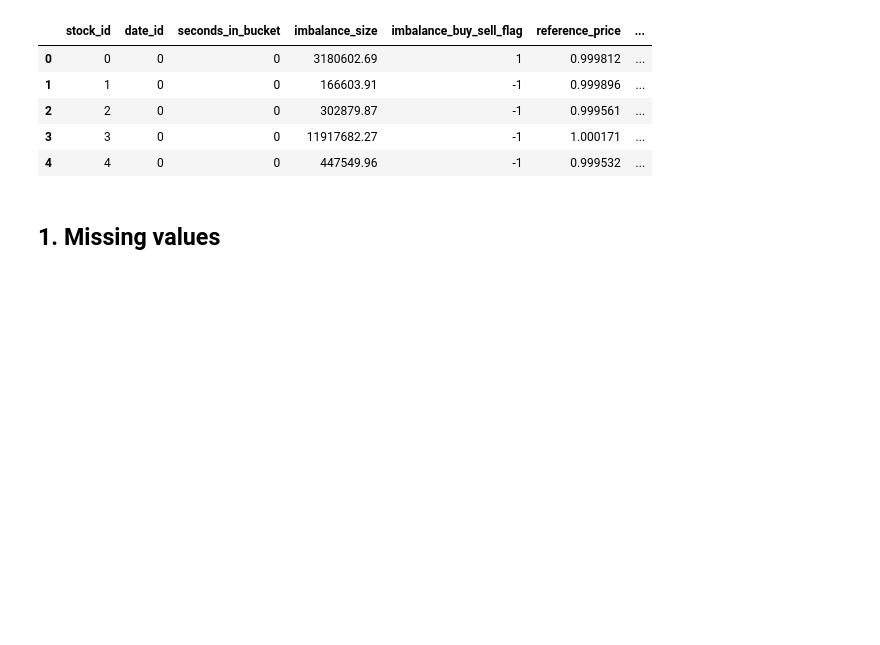
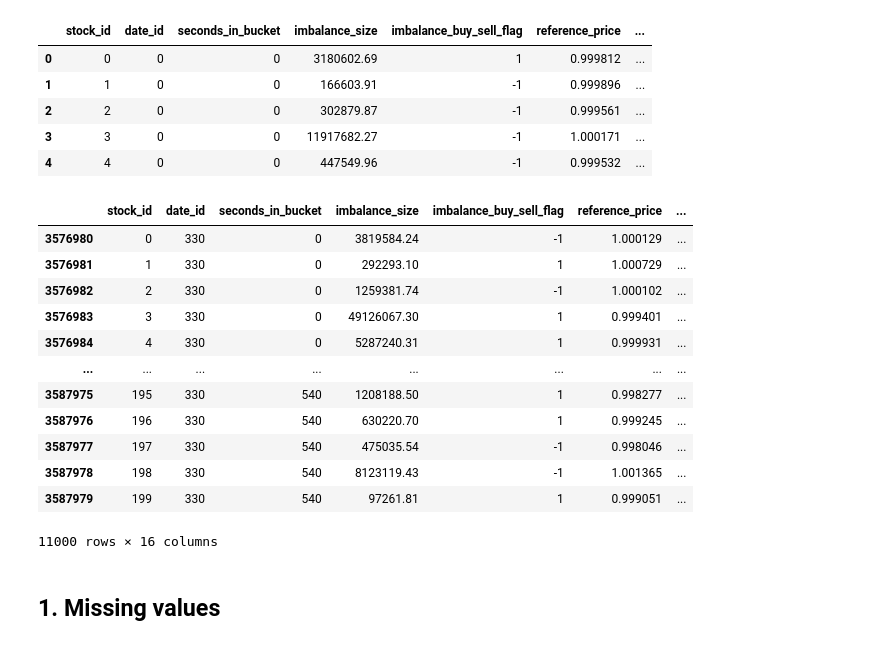
Before and after one commit to LucasTexier/Optiver_challenge, a Jupyter notebook: Optiver_challenge.ipynb, the cells around one changed output. Cells and saved outputs as stored; diff of their text form; code cells hidden in the pictures; blank space fills up the shorter version.

```diff
--- a/Optiver_challenge.ipynb
+++ b/Optiver_challenge.ipynb
@@ -49,6 +49,22 @@ None
 | 2 | 2 | 0 | 0 | 302879.87 | -1 | 0.999561 | ... |
 | 3 | 3 | 0 | 0 | 11917682.27 | -1 | 1.000171 | ... |
 | 4 | 4 | 0 | 0 | 447549.96 | -1 | 0.999532 | ... |
+# %%
+df[df['date_id'] == 330]
+# %% [output]
+|  | stock_id | date_id | seconds_in_bucket | imbalance_size | imbalance_buy_sell_flag | reference_price | ... |
+| 3576980 | 0 | 330 | 0 | 3819584.24 | -1 | 1.000129 | ... |
+| 3576981 | 1 | 330 | 0 | 292293.10 | 1 | 1.000729 | ... |
+| 3576982 | 2 | 330 | 0 | 1259381.74 | -1 | 1.000102 | ... |
+| 3576983 | 3 | 330 | 0 | 49126067.30 | 1 | 0.999401 | ... |
+| 3576984 | 4 | 330 | 0 | 5287240.31 | 1 | 0.999931 | ... |
+| ... | ... | ... | ... | ... | ... | ... | ... |
+| 3587975 | 195 | 330 | 540 | 1208188.50 | 1 | 0.998277 | ... |
+| 3587976 | 196 | 330 | 540 | 630220.70 | 1 | 0.999245 | ... |
+| 3587977 | 197 | 330 | 540 | 475035.54 | -1 | 0.998046 | ... |
+| 3587978 | 198 | 330 | 540 | 8123119.43 | -1 | 1.001365 | ... |
+| 3587979 | 199 | 330 | 540 | 97261.81 | 1 | 0.999051 | ... |
+11000 rows × 16 columns
 # %% [markdown]
 ## 1. Missing values
 # %%
```
Also changed, not shown: parts of 16 cells of this notebook, 1 other file.
